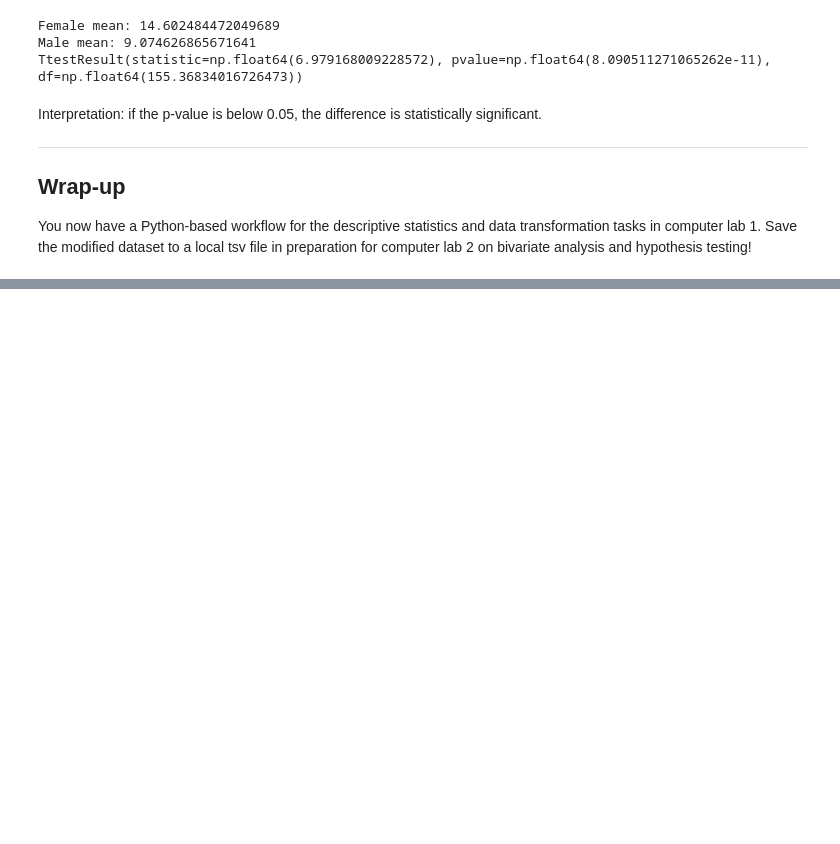
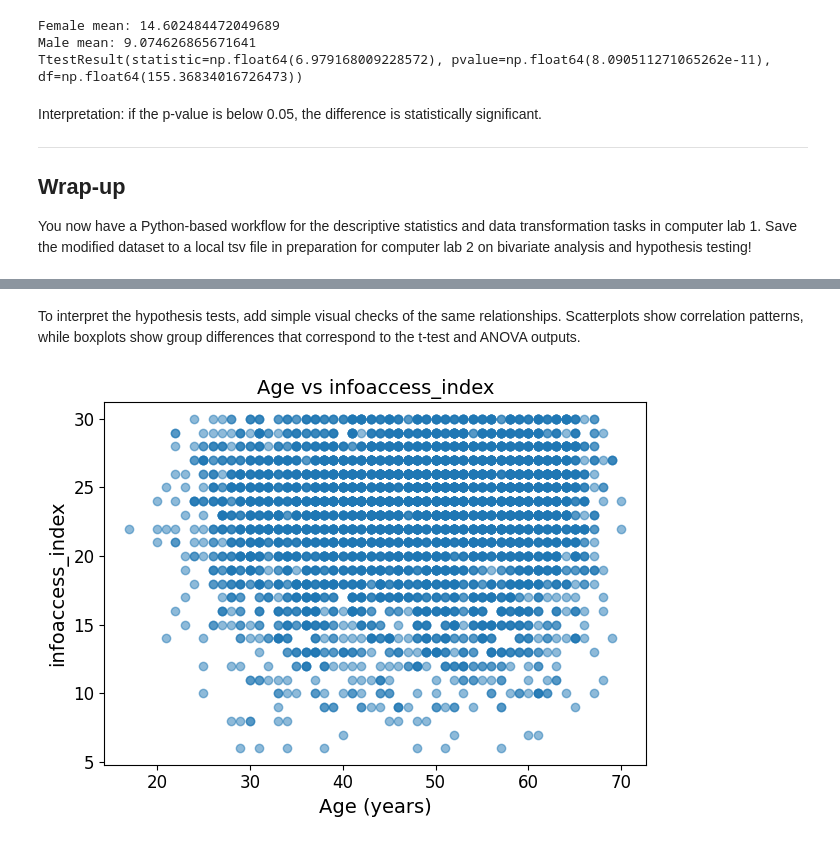
Before and after one commit to cca-cce/osm-comm, a Jupyter notebook: jnb/skpm20_labs.ipynb, the cells around one changed output, grey strips where cells are left out. Saved outputs shown, nothing was run; the diff lists cells and outputs as text; code cells hidden in the pictures; blank space fills up the shorter version.

```diff
--- a/jnb/skpm20_labs.ipynb
+++ b/jnb/skpm20_labs.ipynb
@@ -525,0 +666,25 @@ df.to_csv('cod-260204.tsv', sep='\t', index=False)
+# %%
+# Correlation with Age (quantitative vs quantitative)
+sub = df[["age_years", "infoaccess_index"]].dropna()
+print("Correlation (Age vs infoaccess_index):", sub.corr().iloc[0, 1])
+
+# t-test for Gender (two groups)
+female = df[df["Gender"] == "Female"]["infoaccess_index"].dropna()
+male = df[df["Gender"] == "Male"]["infoaccess_index"].dropna()
+
+print("Female mean:", female.mean())
+print("Male mean:", male.mean())
+if len(female) > 1 and len(male) > 1:
+    print(stats.ttest_ind(female, male, equal_var=False))
+
+# ANOVA for Role (more than two groups)
+role_groups = [g["infoaccess_index"].dropna().values for _, g in df.groupby("Role")]
+role_groups = [g for g in role_groups if len(g) > 1]
+if len(role_groups) >= 2:
+    print(stats.f_oneway(*role_groups))
+
+# ANOVA for Org_type
+org_groups = [g["infoaccess_index"].dropna().values for _, g in df.groupby("Org_type")]
+org_groups = [g for g in org_groups if len(g) > 1]
+if len(org_groups) >= 2:
+    print(stats.f_oneway(*org_groups))
@@ -525,0 +698,12 @@ df.to_csv('cod-260204.tsv', sep='\t', index=False)
+# %% [markdown]
+To interpret the hypothesis tests, add simple visual checks of the same relationships. Scatterplots show correlation patterns, while boxplots show group differences that correspond to the t-test and ANOVA outputs.
+# %%
+# Age vs infoaccess_index (correlation)
+plt.figure()
+plt.scatter(sub["age_years"], sub["infoaccess_index"], alpha=0.5)
+plt.xlabel("Age (years)")
+plt.ylabel("infoaccess_index")
+plt.title("Age vs infoaccess_index")
+plt.tight_layout()
+# %% [output]
+[figure, added]
```
Also changed, not shown: parts of 50 cells of this notebook, 1 other file.
